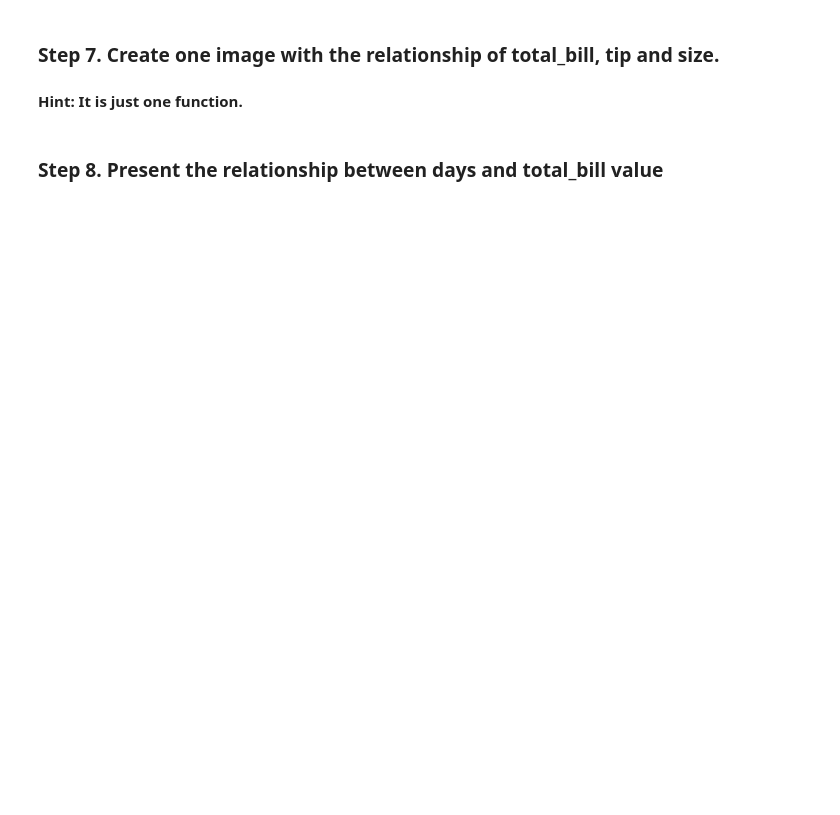
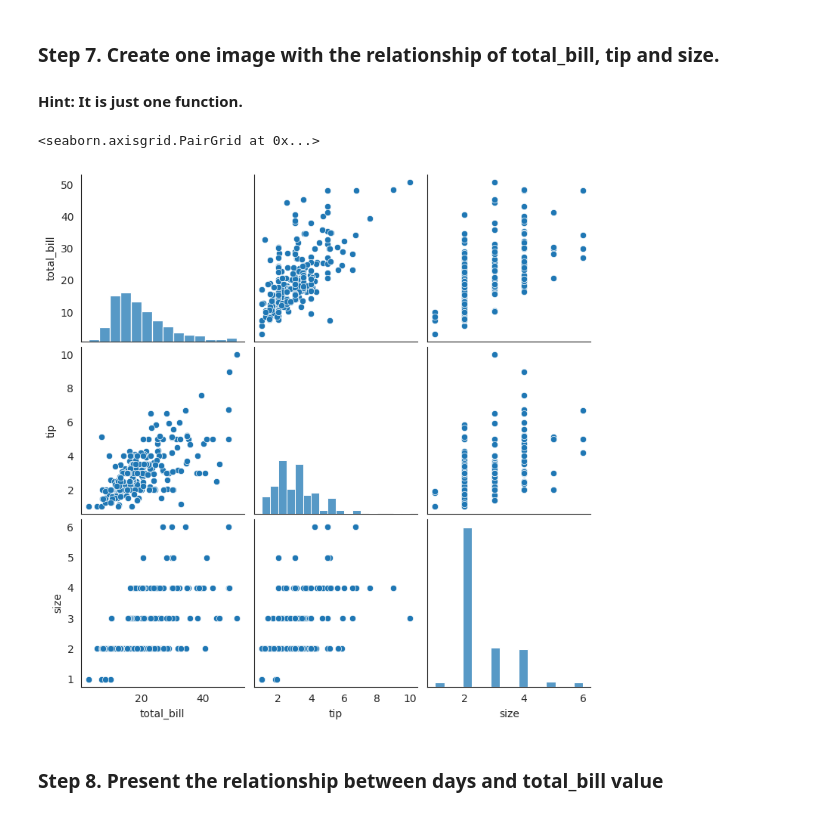
Before and after one commit to omj3424/Python_Programming_Study, a Jupyter notebook: pandas_exercises/07_Visualization/Tips/Exercises.ipynb, the cells around one changed output. Saved outputs shown, nothing was run; the diff lists cells and outputs as text; code cells hidden in the pictures; blank space fills up the shorter version.

```diff
--- a/pandas_exercises/07_Visualization/Tips/Exercises.ipynb
+++ b/pandas_exercises/07_Visualization/Tips/Exercises.ipynb
@@ -100,5 +94,10 @@ sns.jointplot(x="total_bill", y="tip", data=tips)
 # %% [markdown]
 ### Step 7.  Create one image with the relationship of total_bill, tip and size.
 #### Hint: It is just one function.
+# %%
+sns.pairplot(tips)
+# %% [output]
+<seaborn.axisgrid.PairGrid at 0x...>
+[figure, added]
 # %% [markdown]
 ### Step 8. Present the relationship between days and total_bill value
```
Also changed, not shown: parts of 6 cells of this notebook.
